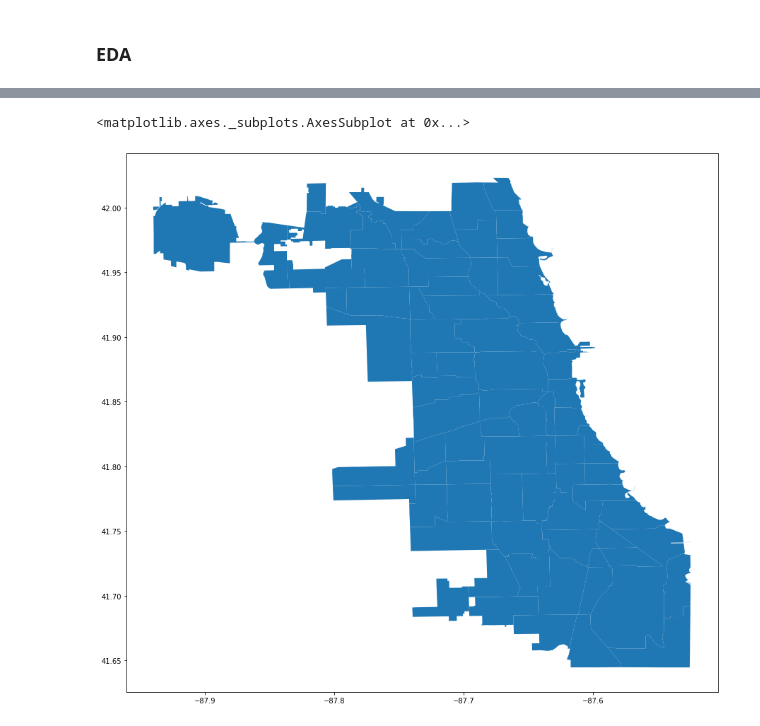
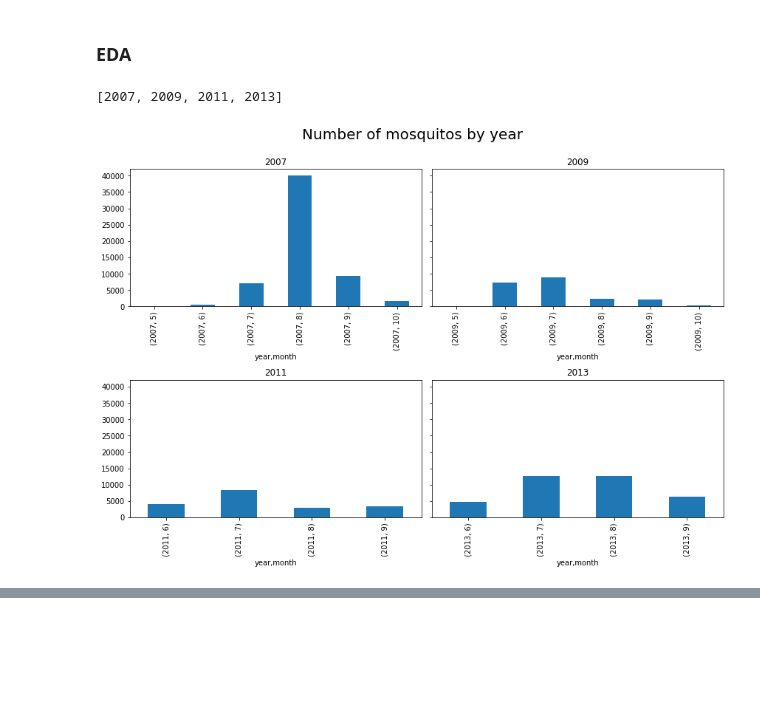
Before and after one commit to cheekeet86/project_4, a Jupyter notebook: code/2_eda.ipynb, the cells around one changed output, grey strips where cells are left out. Cells and saved outputs as stored; diff of their text form; code cells hidden in the pictures; blank space fills up the shorter version.

```diff
--- a/code/2_eda.ipynb
+++ b/code/2_eda.ipynb
@@ -67,6 +67,23 @@ street_map = gpd.read_file('../data/2_input/Chicago Boundaries/geo_export_d41dc9
 #df_spray = pd.read_csv(clean_path + 'spray_clean.csv')
 # %% [markdown]
 ### EDA
+# %%
+train_year = list(df_train.year.unique())
+train_year
+# %% [output]
+[2007, 2009, 2011, 2013]
+# %%
+fig, ax = plt.subplots(nrows=2, ncols=2, figsize=(12,8),sharey=True)
+ax = ax.ravel()
+plt.suptitle('Number of mosquitos by year', fontsize=20, y=1.05)
+plt.xticks()
+for i, y in enumerate(train_year):
+    df_train[df_train['year']==y].groupby(['year', 'month']).nummosquitos.sum().plot(kind='bar', ax=ax[i])
+    ax[i].set_title(y)
+    ax[i]
+plt.tight_layout()
+# %% [output]
+[figure, added]
 # %%
 crs = {'init': 'epsg:4326'}
 df_train.head()
@@ -77,11 +94,5 @@ df_train.head()
 | 2 | 2 | CULEX RESTUANS | 62 | N MANDELL AVE | T007 | 1 | 0 | 2007 | 5 | 29 | ... |
 | 3 | 3 | CULEX PIPIENS/RESTUANS | 79 | W FOSTER AVE | T015 | 1 | 0 | 2007 | 5 | 29 | ... |
 | 4 | 4 | CULEX RESTUANS | 79 | W FOSTER AVE | T015 | 4 | 0 | 2007 | 5 | 29 | ... |
-# %%
-fig, ax = plt.subplots(figsize=(15,15))
-street_map.plot(ax=ax)
-# %% [output]
-<matplotlib.axes._subplots.AxesSubplot at 0x...>
-[figure, removed]
 # %%
 geometry = [Point(xy) for xy in zip(df_train['longitude'], df_train['latitude'])]
```
Also changed, not shown: parts of 3 cells of this notebook.
